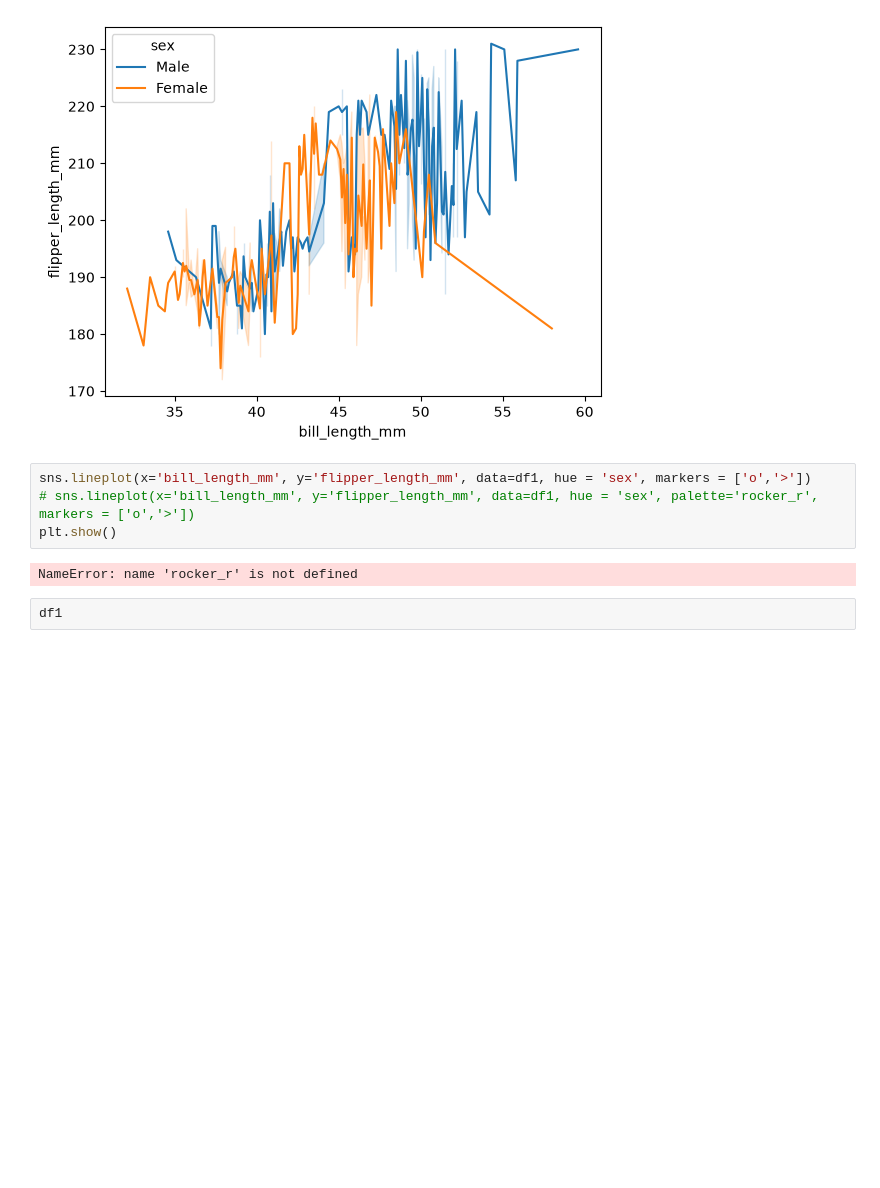
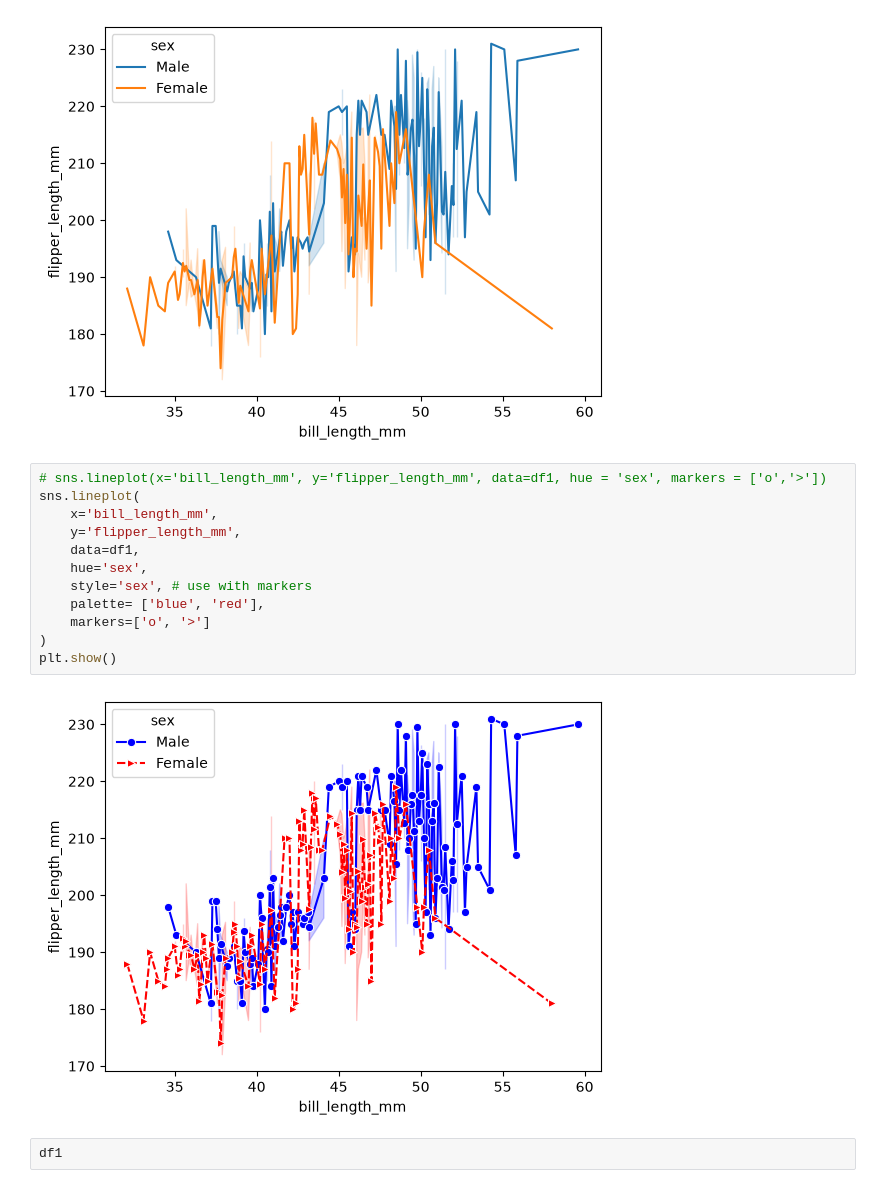
Before and after one commit to AbdulSamadSattar/Python-Libraries, a Jupyter notebook: seaBorn_Basics.ipynb, the cells around one changed output. Drawn from its saved outputs; the diff is of its cells as text; blank space fills up the shorter version.

```diff
--- a/seaBorn_Basics.ipynb
+++ b/seaBorn_Basics.ipynb
@@ -54,11 +54,19 @@ plt.show()
 # %% [output]
 [figure]
 # %%
-sns.lineplot(x='bill_length_mm', y='flipper_length_mm', data=df1, hue = 'sex', markers = ['o','>'])
-# sns.lineplot(x='bill_length_mm', y='flipper_length_mm', data=df1, hue = 'sex', palette='rocker_r', markers = ['o','>'])
+# sns.lineplot(x='bill_length_mm', y='flipper_length_mm', data=df1, hue = 'sex', markers = ['o','>'])
+sns.lineplot(
+    x='bill_length_mm',
+    y='flipper_length_mm',
+    data=df1,
+    hue='sex',
+    style='sex', # use with markers
+    palette= ['blue', 'red'],
+    markers=['o', '>']
+)
 plt.show()
 # %% [output]
-NameError: name 'rocker_r' is not defined
+[figure, added]
 # %%
 df1
 # %% [output]
```
Also changed, not shown: parts of 8 cells of this notebook, 5 other files.
